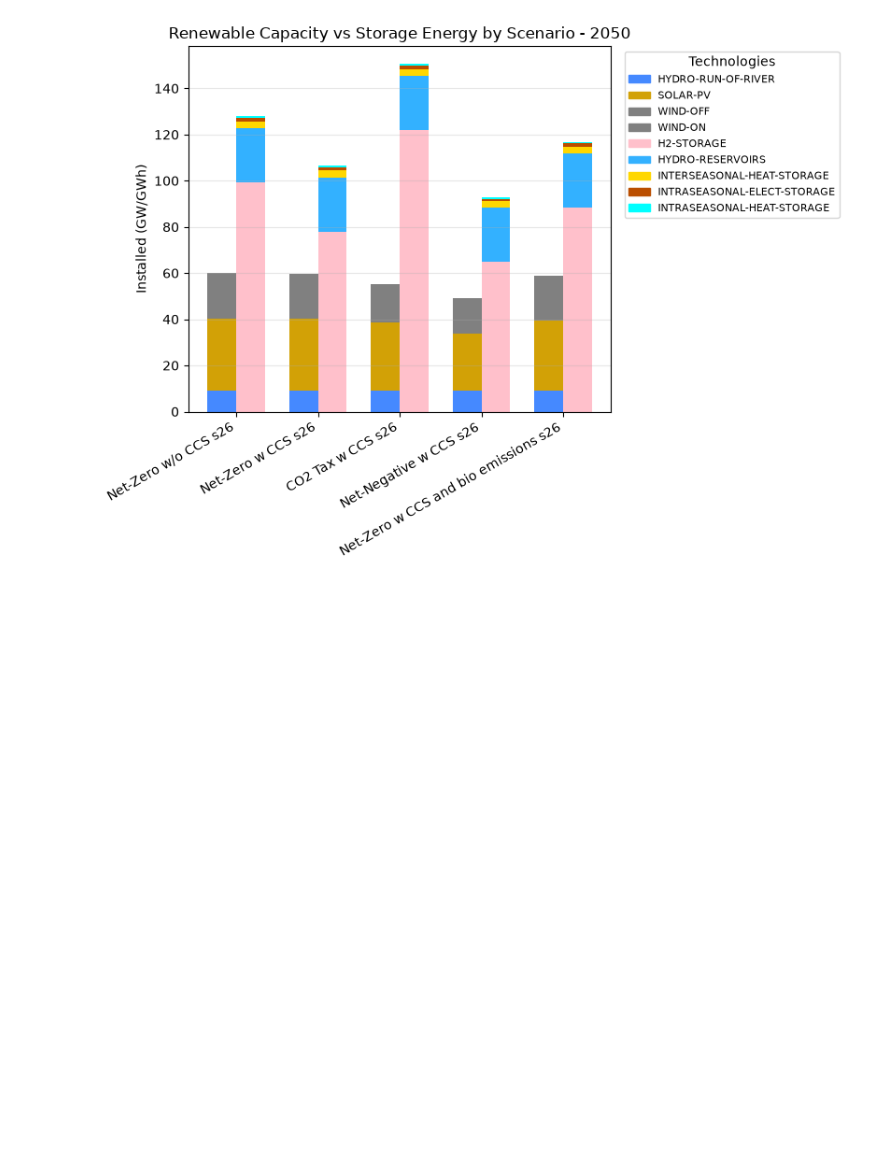
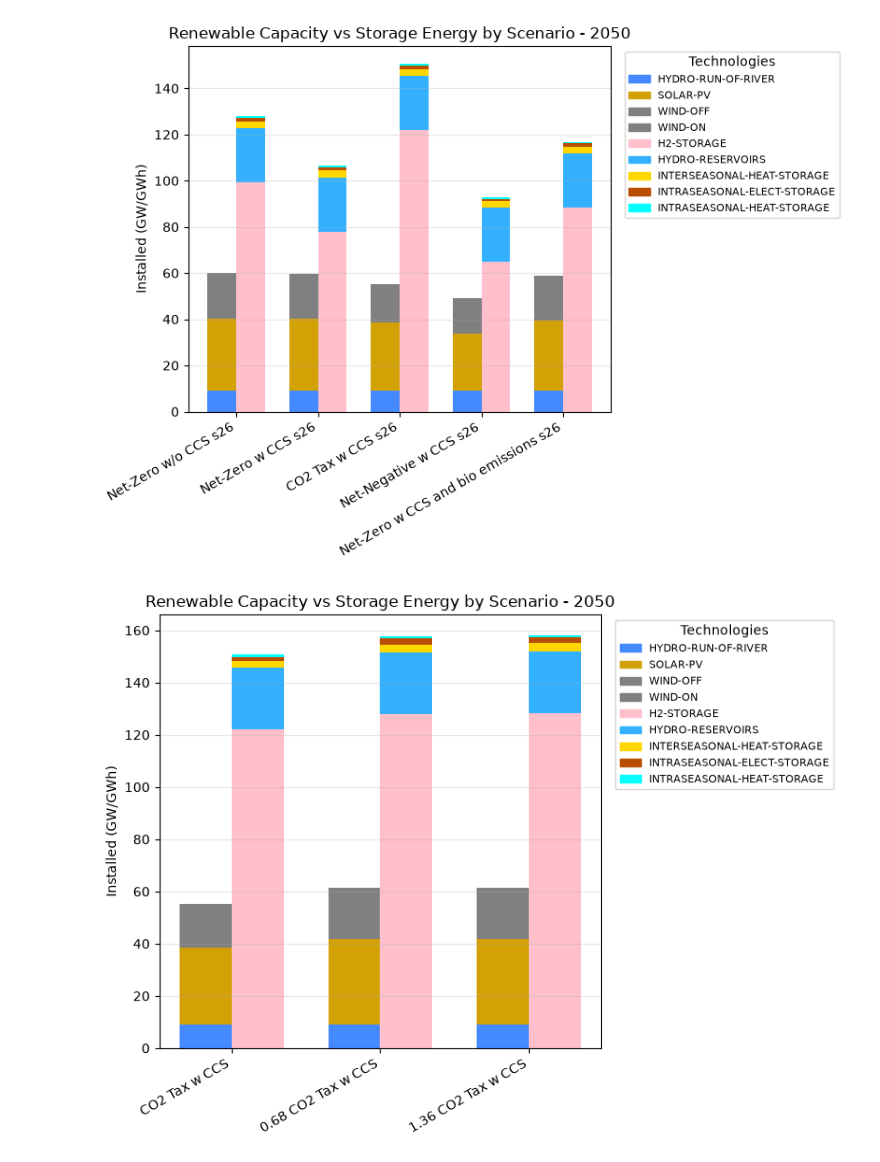
Before and after one commit to mariajosseu/ccs_balmorel_project, a Jupyter notebook: examples/PostProcessing.ipynb, the cells around one changed output. Cells and saved outputs as stored; diff of their text form; code cells hidden in the pictures; blank space fills up the shorter version.

```diff
--- a/examples/PostProcessing.ipynb
+++ b/examples/PostProcessing.ipynb
@@ -166,4 +168,8 @@ fig, ax = res.plot_profile(scenario='Net-Zero w CCS and bio emissions s26', year
 fig, ax = pf.plot_renewables_vs_storage_by_tech(G_CAP_YCRAF, year=2050, scenarios=["Net-Zero w/o CCS s26","Net-Zero w CCS s26","CO2 Tax w CCS s26","Net-Negative w CCS s26","Net-Zero w CCS and bio emissions s26"], min_capacity=0.0)
 # %% [output]
 [figure]
+# %%
+fig, ax = pf.plot_renewables_vs_storage_by_tech(G_CAP_YCRAF, year=2050, scenarios=["CO2 Tax w CCS", "0.68 CO2 Tax w CCS", "1.36 CO2 Tax w CCS"], min_capacity=0.0)
+# %% [output]
+[figure, added]
 # %%
```
Also changed, not shown: parts of 6 cells of this notebook, 24 other files.
